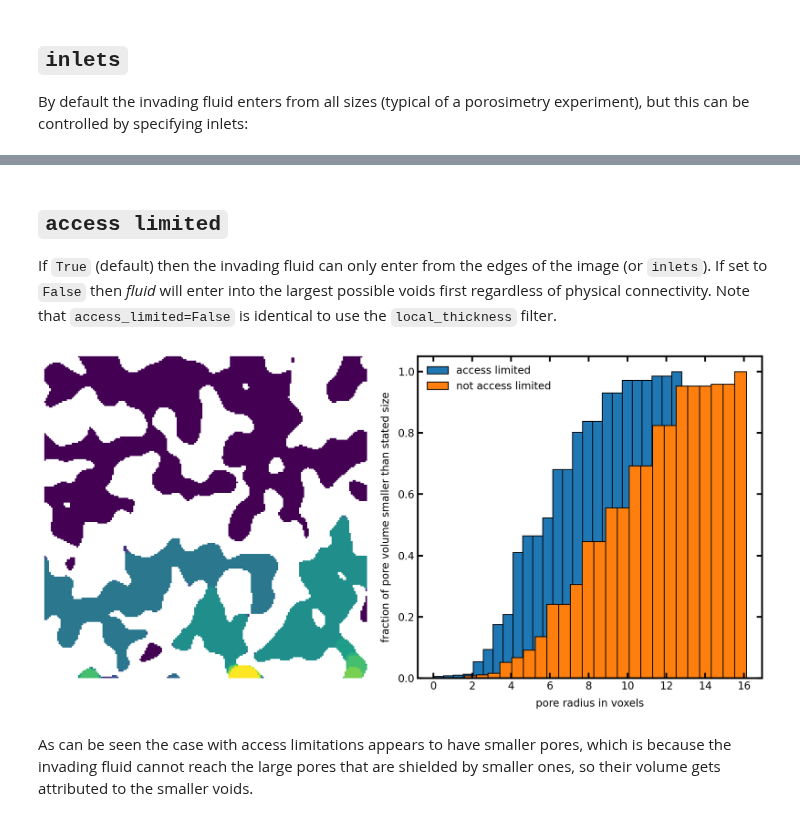
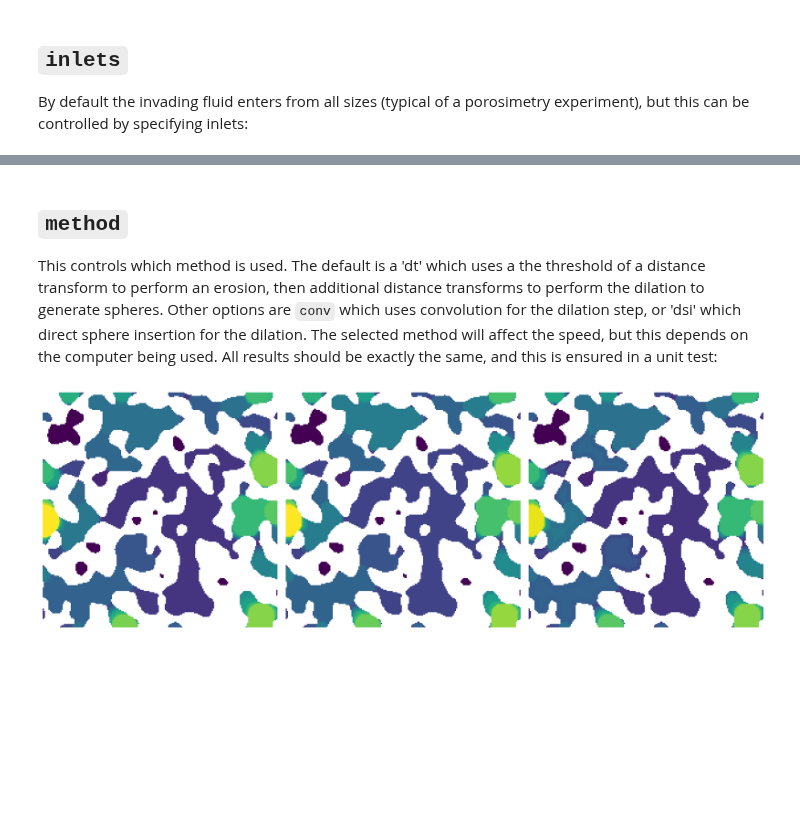
Before and after one commit to HydeAWhile/PoreSpy, a Jupyter notebook: examples/filters/reference/porosimetry.ipynb, the cells around one changed output, grey strips where cells are left out. Saved outputs shown, nothing was run; the diff lists cells and outputs as text; code cells hidden in the pictures; blank space fills up the shorter version.

Commit message:
fixing examples to use method instead of mode

```diff
--- a/examples/filters/reference/porosimetry.ipynb
+++ b/examples/filters/reference/porosimetry.ipynb
@@ -66,18 +59,16 @@ ax[1].set_ylabel('fraction of pore volume smaller than stated size');
-# %% [markdown]
-## `access limited`
-If ``True`` (default) then the invading fluid can only enter from the edges of the image (or ``inlets``).  If set to ``False`` then *fluid* will enter into the largest possible voids first regardless of physical connectivity.  Note that ``access_limited=False`` is identical to use the ``local_thickness`` filter.
+# %% [markdown]
+## `method`
+This controls which method is used.  The default is a 'dt' which uses a the threshold of a distance transform to perform an erosion, then additional distance transforms to perform the dilation to generate spheres.  Other options are `conv` which uses convolution for the dilation step, or 'dsi' which direct sphere insertion for the dilation. The selected method will affect the speed, but this depends on the computer being used.  All results should be exactly the same, and this is ensured in a unit test:
 # %%
-sizes1 = ps.filters.porosimetry(im=im, access_limited=False)
-sizes2 = ps.filters.porosimetry(im=im, access_limited=True)
-fig, ax = plt.subplots(1, 2, figsize=[12, 6])
-ax[0].imshow(sizes/im, origin='lower', interpolation='none')
+sizes1 = ps.filters.porosimetry(im=im, method='dt')
+sizes2 = ps.filters.porosimetry(im=im, method='conv')
+sizes3 = ps.filters.porosimetry(im=im, method='dsi')
+fig, ax = plt.subplots(1, 3, figsize=[16, 6])
+ax[0].imshow(sizes1/im, origin='lower', interpolation='none')
 ax[0].axis(False)
-ax[1].hist(sizes2[im], bins=25, cumulative=True, edgecolor='k', density=True, label='access limited')
-ax[1].hist(sizes1[im], bins=25, cumulative=True, edgecolor='k', density=True, label='not access limited')
-ax[1].set_xlabel('pore radius in voxels')
-ax[1].set_ylabel('fraction of pore volume smaller than stated size')
-ax[1].legend();
+ax[1].imshow(sizes2/im, origin='lower', interpolation='none')
+ax[1].axis(False)
+ax[2].imshow(sizes3/im, origin='lower', interpolation='none')
+ax[2].axis(False);
 # %% [output]
-[figure, old version]
+[figure, new version]
-# %% [markdown]
-As can be seen the case with access limitations appears to have smaller pores, which is because the invading fluid cannot reach the large pores that are shielded by smaller ones, so their volume gets attributed to the smaller voids.
```
Also changed, not shown: parts of 10 cells of this notebook, 1 other file.
